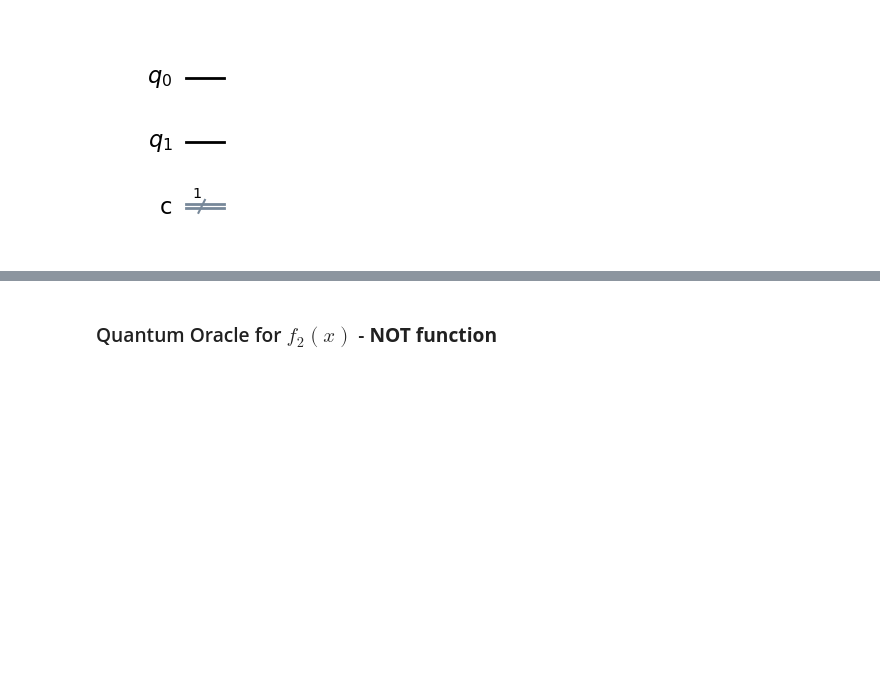
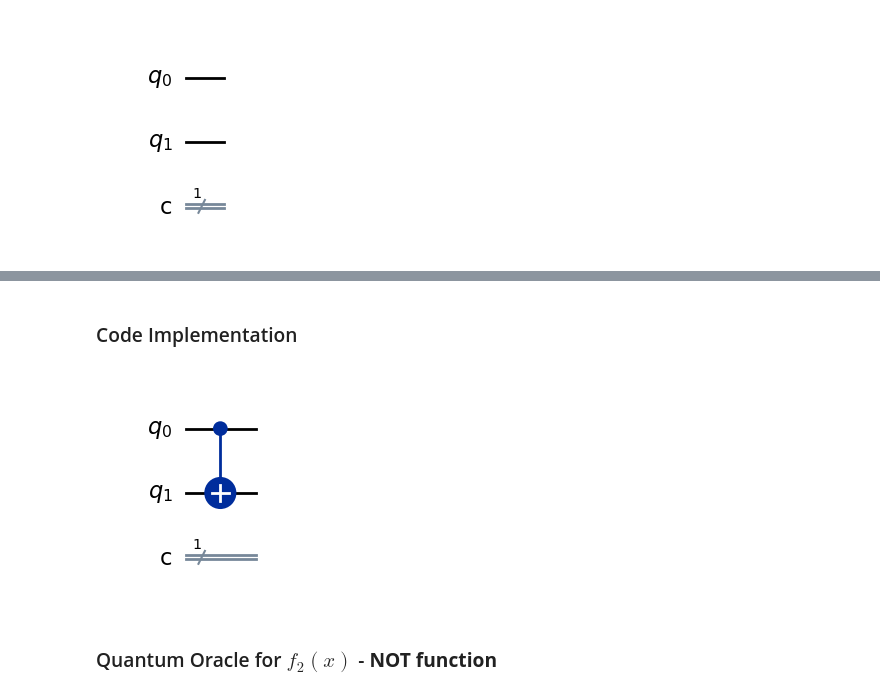
Before and after one commit to G00394925/emerging-technologies, a Jupyter notebook: problems.ipynb, the cells around one changed output, grey strips where cells are left out. Saved outputs shown, nothing was run; the diff lists cells and outputs as text; code cells hidden in the pictures; blank space fills up the shorter version.

```diff
--- a/problems.ipynb
+++ b/problems.ipynb
@@ -320,3 +352,14 @@ oracle_0.draw('mpl')
+# %% [markdown]
+### Code Implementation
+# %%
+oracle_1 = qiskit.QuantumCircuit(2, 1)
+
+# Apply the Controlled-NOT (CNOT) gate to flip the qubit if the input is 1.
+oracle_1.cx(0, 1)
+
+oracle_1.draw('mpl')
+# %% [output]
+[figure, added]
 # %% [markdown]
 ### Quantum Oracle for $f_2(x)$ - **NOT function**
 # %% [markdown]
```
Also changed, not shown: parts of 3 cells of this notebook.
